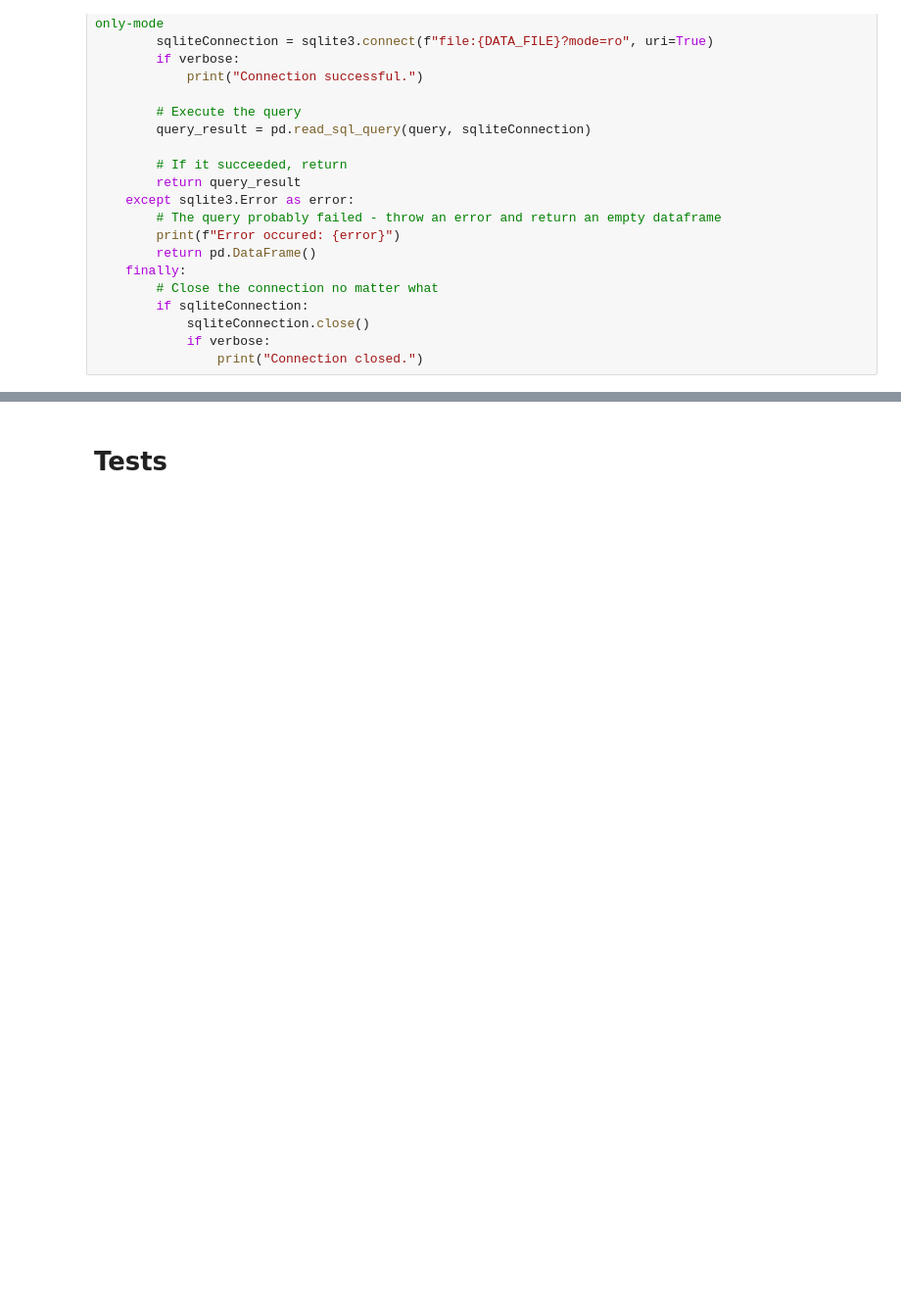
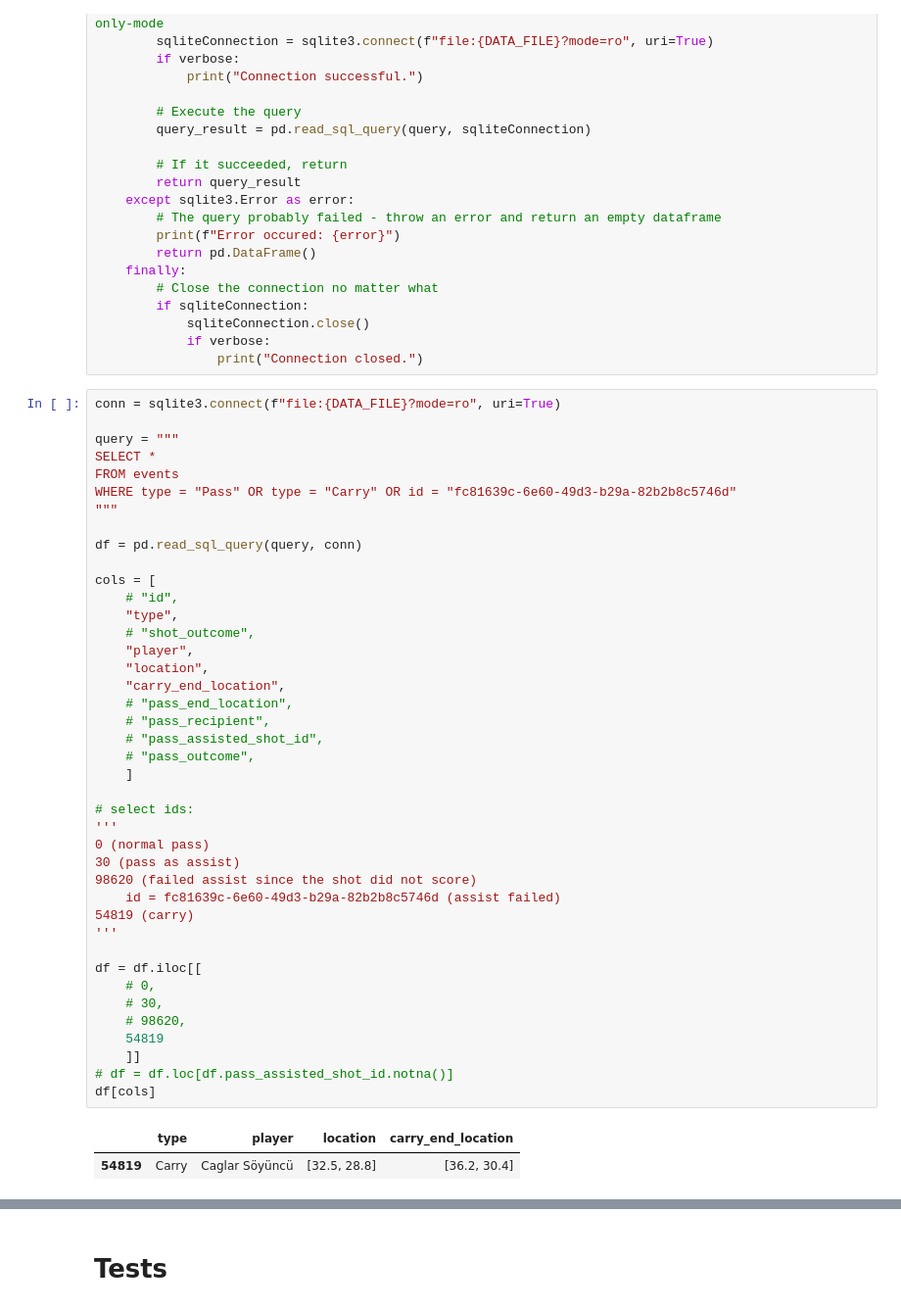
Before and after one commit to TrilemmaFoundation/UCI-MDS-F25-Soccer, a Jupyter notebook: notebooks/exploration.ipynb, the cells around one changed output, grey strips where cells are left out. Shown: that part at 98% size. Saved outputs shown, nothing was run; the diff lists cells and outputs as text; blank space fills up the shorter version.

```diff
--- a/notebooks/exploration.ipynb
+++ b/notebooks/exploration.ipynb
@@ -67,3 +67,47 @@ def execute_query(query:str, verbose=False):
             sqliteConnection.close()
             if verbose:
                 print("Connection closed.")
+# %%
+conn = sqlite3.connect(f"file:{DATA_FILE}?mode=ro", uri=True)
+
+query = """
+SELECT *
+FROM events
+WHERE type = "Pass" OR type = "Carry" OR id = "fc81639c-6e60-49d3-b29a-82b2b8c5746d"
+"""
+
+df = pd.read_sql_query(query, conn)
+
+cols = [
+    # "id",
+    "type",
+    # "shot_outcome",
+    "player",
+    "location",
+    "carry_end_location",
+    # "pass_end_location",
+    # "pass_recipient",
+    # "pass_assisted_shot_id",
+    # "pass_outcome",
+    ]
+
+# select ids:
+'''
+0 (normal pass)
+30 (pass as assist)
+98620 (failed assist since the shot did not score)
+    id = fc81639c-6e60-49d3-b29a-82b2b8c5746d (assist failed)
+54819 (carry)
+'''
+
+df = df.iloc[[
+    # 0,
+    # 30,
+    # 98620,
+    54819
+    ]]
+# df = df.loc[df.pass_assisted_shot_id.notna()]
+df[cols]
+# %% [output]
+|  | type | player | location | carry_end_location |
+| 54819 | Carry | Caglar Söyüncü | [32.5, 28.8] | [36.2, 30.4] |
```
Also changed, not shown: parts of 8 cells of this notebook, 3 other files.
